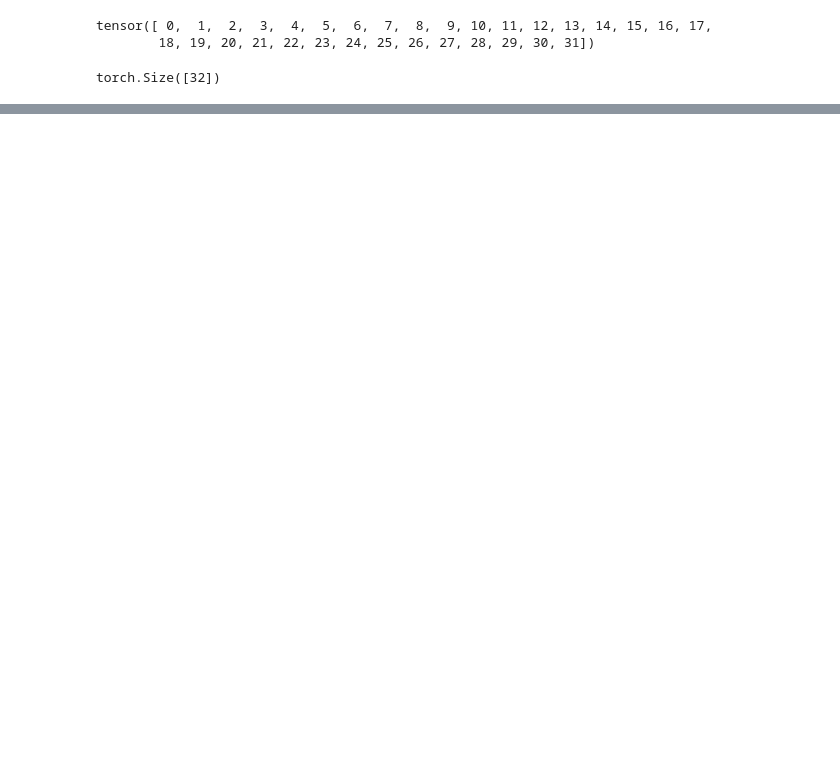
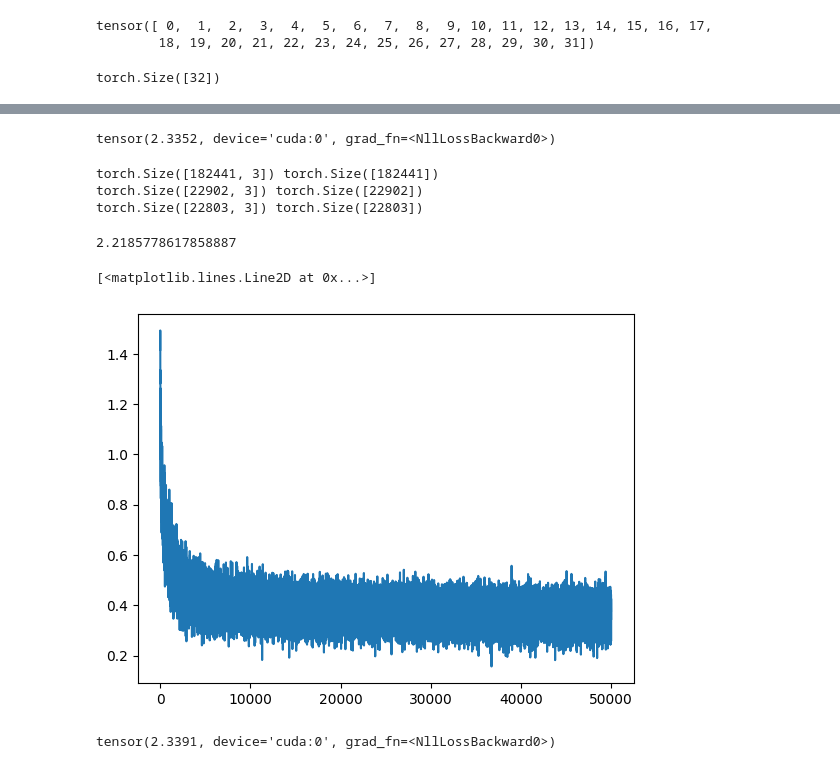
Before and after one commit to Mohammed-Fayaz/makemore, a Jupyter notebook: makemore_mlp.ipynb, the cells around one changed output, grey strips where cells are left out. Cells and saved outputs as stored; diff of their text form; code cells hidden in the pictures; blank space fills up the shorter version.

```diff
--- a/makemore_mlp.ipynb
+++ b/makemore_mlp.ipynb
@@ -216,0 +422,3 @@ torch.Size([32])
+# %%
+for p in parameters:
+    p.requires_grad = True
@@ -216,0 +476,8 @@ torch.Size([32])
+# %%
+emb = C[X]
+h = torch.tanh(emb.view(-1,6) @ W1 + b1)
+logits = h @ W2 + b2
+loss = F.cross_entropy(logits, Y)
+loss
+# %% [output]
+tensor(2.3352, device='cuda:0', grad_fn=<NllLossBackward0>)
@@ -216,0 +500,59 @@ torch.Size([32])
+# %%
+import random
+random.seed(42)
+random.shuffle(words)
+n1 = int(0.8*len(words))
+n2 = int(0.9*len(words))
+
+Xtr, Ytr = build_dataset(words[:n1])
+Xdev, Ydev = build_dataset(words[n1:n2])
+Xte, Yte = build_dataset(words[n2:])
+# %% [output]
+torch.Size([182441, 3]) torch.Size([182441])
+torch.Size([22902, 3]) torch.Size([22902])
+torch.Size([22803, 3]) torch.Size([22803])
+# %%
+lri = []
+lossi = []
+stepi = []
+# %%
+for i in range(50000):
+    # minibatch construct
+    ix = torch.randint(0, Xtr.shape[0], (32,))
+
+    # forward pass
+    emb = C[Xtr[ix]]
+    h = torch.tanh(emb.view(-1, 30) @ W1 + b1)
+    logits = h @ W2 + b2
+    loss = F.cross_entropy(logits, Ytr[ix])
+
+    # backward pass
+    for p in parameters:
+        p.grad = None
+    loss.backward()
+
+    # lr = lrs[i].item()
+    for p in parameters:
+        p.data += -0.1 * p.grad
+
+    # lri.append(lr)
+    lossi.append(loss.log10().item())
+    stepi.append(i)
+
+
+print(loss.item())
+# %% [output]
+2.2185778617858887
+# %%
+plt.plot(stepi, lossi)
+# %% [output]
+[<matplotlib.lines.Line2D at 0x...>]
+[figure, added]
+# %%
+emb = C[Xdev]
+h = torch.tanh(emb.view(-1,30) @ W1 + b1)
+logits = h @ W2 + b2
+loss = F.cross_entropy(logits, Ydev)
+loss
+# %% [output]
+tensor(2.3391, device='cuda:0', grad_fn=<NllLossBackward0>)
```
Also changed, not shown: parts of 39 cells of this notebook.
